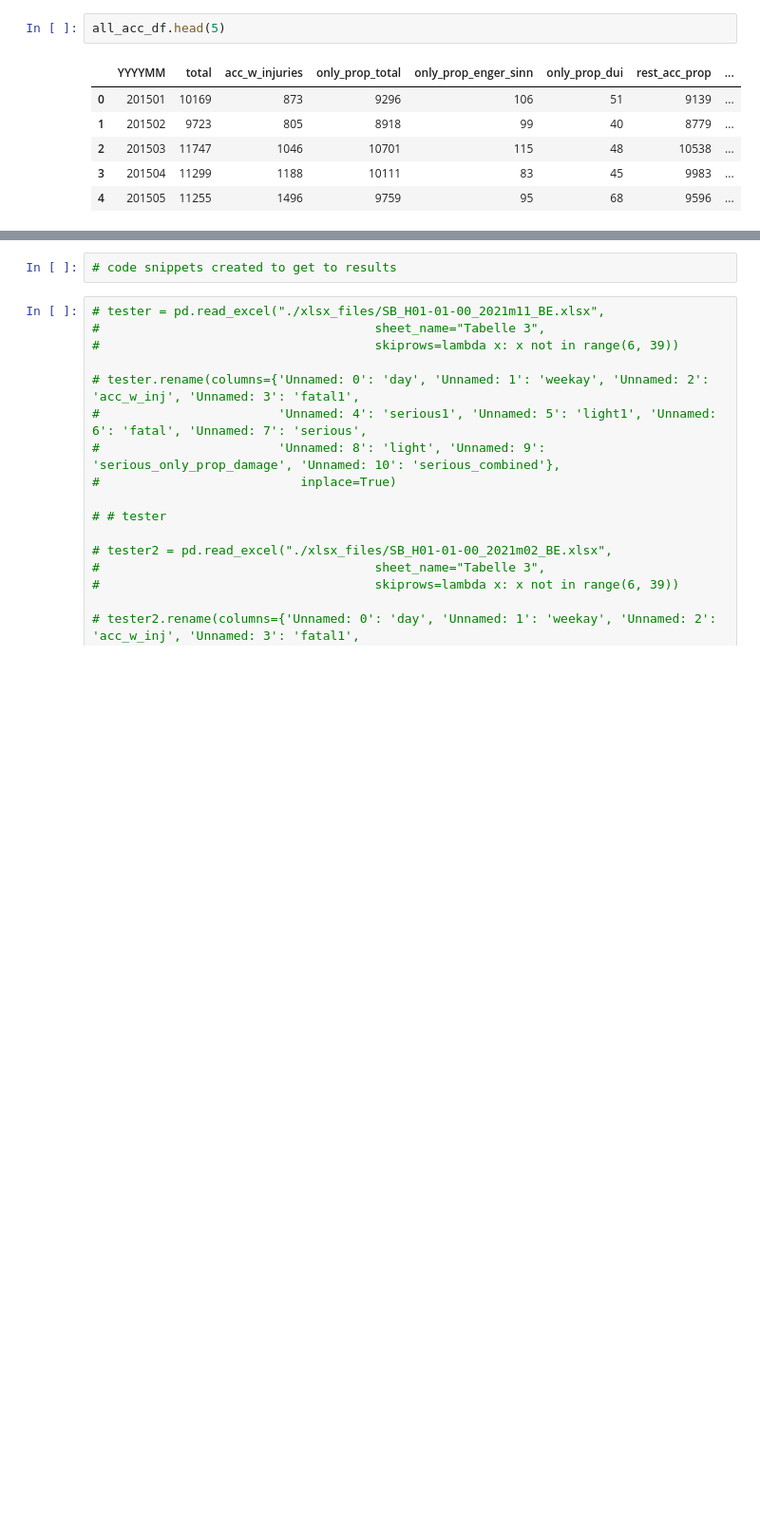
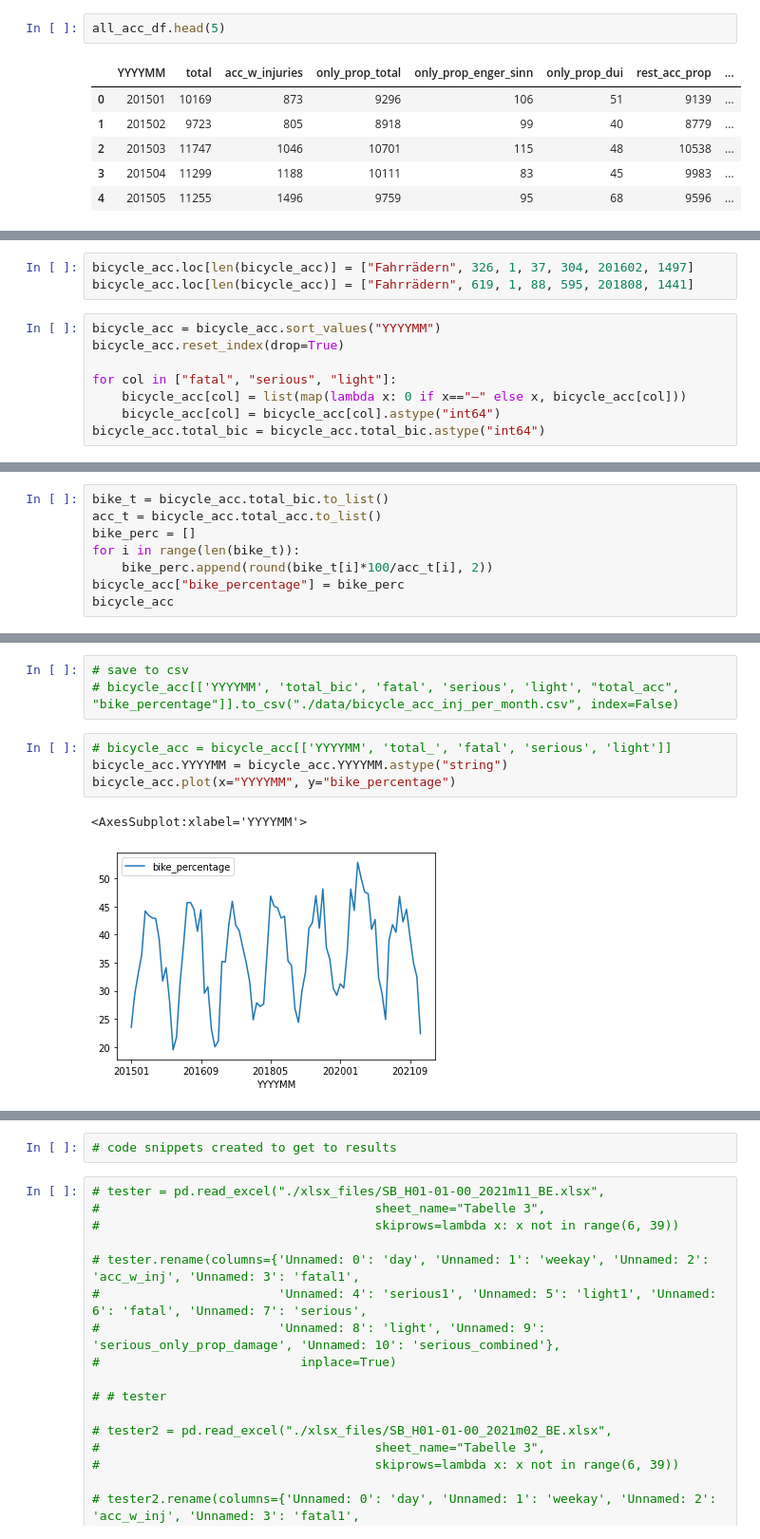
Before and after one commit to SEberwein/Berlin_traffic_accidents_2018-2020, a Jupyter notebook: extract_xlsx_data.ipynb, the cells around one changed output, grey strips where cells are left out. Shown at 95% size. Drawn from its saved outputs; the diff is of its cells as text; blank space fills up the shorter version.

Commit message:
bicycle_acc_inj csv added

```diff
--- a/extract_xlsx_data.ipynb
+++ b/extract_xlsx_data.ipynb
@@ -460,0 +530,11 @@ all_acc_df.head(5)
+# %%
+bicycle_acc.loc[len(bicycle_acc)] = ["Fahrrädern", 326, 1, 37, 304, 201602, 1497]
+bicycle_acc.loc[len(bicycle_acc)] = ["Fahrrädern", 619, 1, 88, 595, 201808, 1441]
+# %%
+bicycle_acc = bicycle_acc.sort_values("YYYYMM")
+bicycle_acc.reset_index(drop=True)
+
+for col in ["fatal", "serious", "light"]:
+    bicycle_acc[col] = list(map(lambda x: 0 if x=="–" else x, bicycle_acc[col]))
+    bicycle_acc[col] = bicycle_acc[col].astype("int64")
+bicycle_acc.total_bic = bicycle_acc.total_bic.astype("int64")
@@ -460,0 +559,8 @@ all_acc_df.head(5)
+# %%
+bike_t = bicycle_acc.total_bic.to_list()
+acc_t = bicycle_acc.total_acc.to_list()
+bike_perc = []
+for i in range(len(bike_t)):
+    bike_perc.append(round(bike_t[i]*100/acc_t[i], 2))
+bicycle_acc["bike_percentage"] = bike_perc
+bicycle_acc
@@ -460,0 +581,10 @@ all_acc_df.head(5)
+# %%
+# save to csv
+# bicycle_acc[['YYYYMM', 'total_bic', 'fatal', 'serious', 'light', "total_acc", "bike_percentage"]].to_csv("./data/bicycle_acc_inj_per_month.csv", index=False)
+# %%
+# bicycle_acc = bicycle_acc[['YYYYMM', 'total_', 'fatal', 'serious', 'light']]
+bicycle_acc.YYYYMM = bicycle_acc.YYYYMM.astype("string")
+bicycle_acc.plot(x="YYYYMM", y="bike_percentage")
+# %% [output]
+<AxesSubplot:xlabel='YYYYMM'>
+[figure, added]
```
Also changed, not shown: parts of 41 cells of this notebook, 4 other files.
